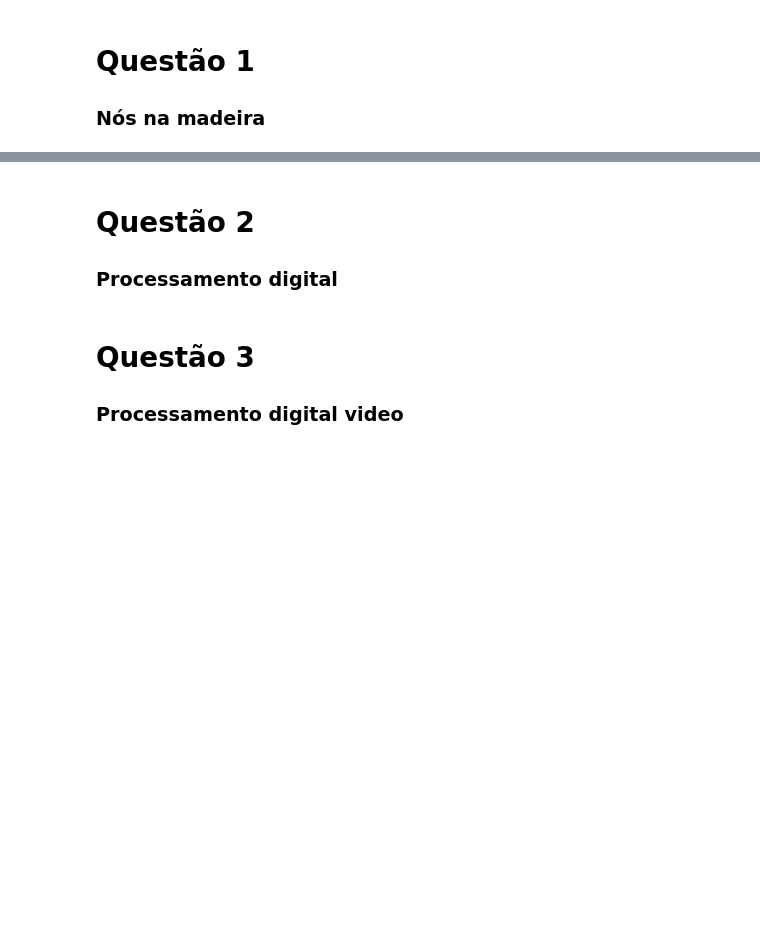
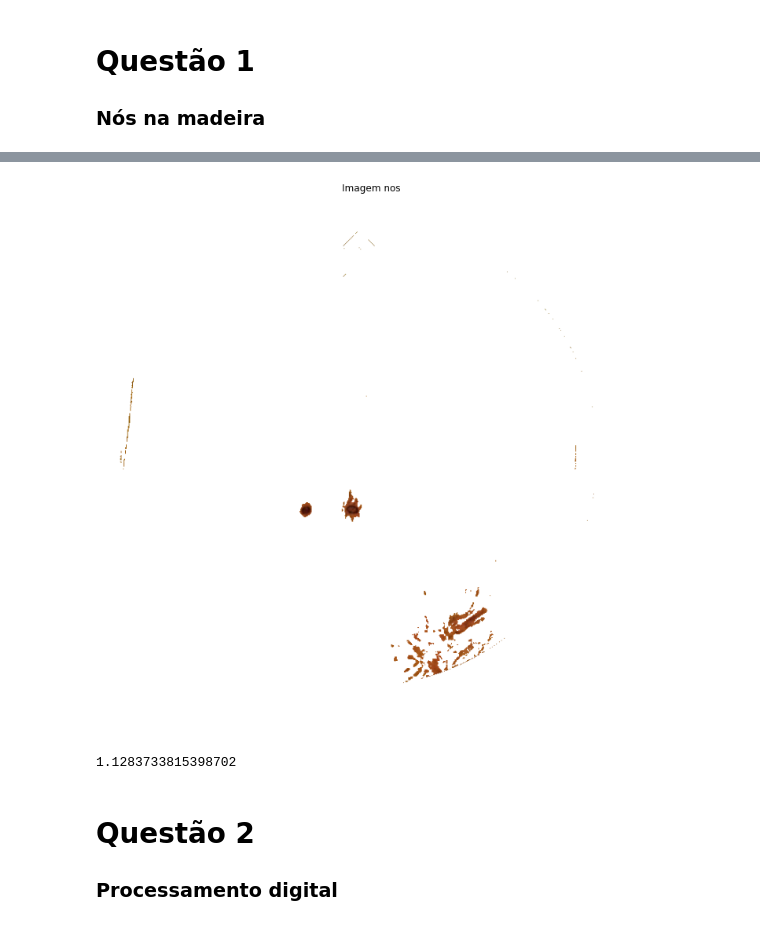
Before and after one commit to fekurita/MachineVision, a Jupyter notebook: APS1/APS1.ipynb, the cells around one changed output, grey strips where cells are left out. Saved outputs shown, nothing was run; the diff lists cells and outputs as text; code cells hidden in the pictures; blank space fills up the shorter version.

```diff
--- a/APS1/APS1.ipynb
+++ b/APS1/APS1.ipynb
@@ -29,6 +48,43 @@ plt.show()
+# %%
+img_Nós = np.zeros((h,w,c),dtype = "uint8")
+Madeira =0
+Branco =0
+
+for i in range(h):
+    for j in range (w):
+        if img_Limpa[i,j,0]==255 and img_Limpa[i,j,1] ==255 and img_Limpa[i,j,2]== 255:
+            Branco+=1
+        else:
+            Madeira+=1
+
+for i in range(h):
+    for j in range (w):
+        if img_Limpa[i,j,0]<175 and img_Limpa[i,j,1] <175 and img_Limpa[i,j,2]<175:
+            img_Nós[i,j] = img_Limpa[i,j]
+        else:
+            img_Nós[i,j] = [255,255,255]
+
+plt.figure(figsize=(15,10))
+plt.imshow(img_Nós, cmap='gray')
+plt.title('Imagem nos')
+plt.axis('off')
+plt.tight_layout()
+plt.show()
+# %% [output]
+[figure, added]
+# %%
+Nós = 0
+Branco2 = 0
+for i in range(h):
+    for j in range (w):
+        if img_Nós[i,j,0]==255 and img_Nós[i,j,1] ==255 and img_Nós[i,j,2]== 255:
+            Branco2+=1
+        else:
+            Nós+=1
+
+print((Nós/Madeira)*100)
+# %% [output]
+1.1283733815398702
 # %% [markdown]
 # Questão 2
 ### Processamento digital
-# %% [markdown]
-# Questão 3
-### Processamento digital video
```
Also changed, not shown: parts of 6 cells of this notebook, 1 other file.
